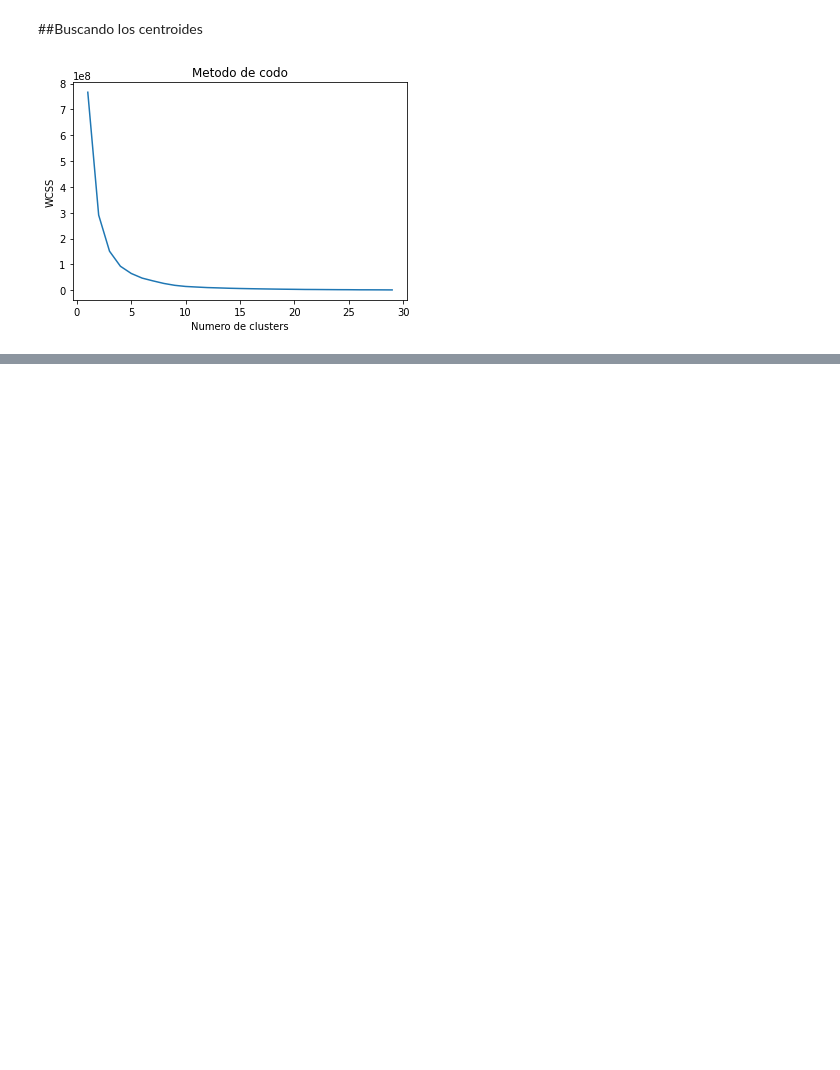
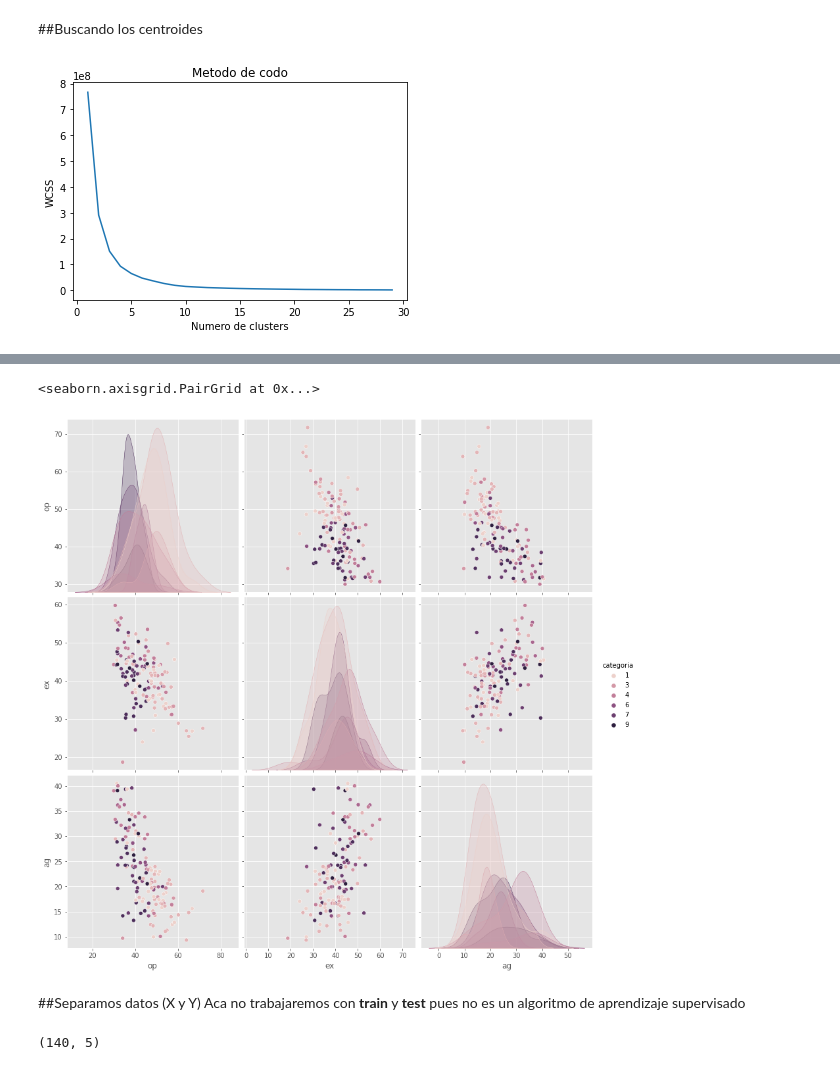
Before and after one commit to santiagomc12/Deep-Learning-20221, a Jupyter notebook: Primer Periodo/P1T6_KMEAN.ipynb, the cells around one changed output, grey strips where cells are left out. Cells and saved outputs as stored; diff of their text form; code cells hidden in the pictures; blank space fills up the shorter version.

```diff
--- a/Primer Periodo/P1T6_KMEAN.ipynb
+++ b/Primer Periodo/P1T6_KMEAN.ipynb
@@ -158,0 +312,19 @@ plt.show()
+# %%
+#graficos de relaciones en pares en el dataset.
+#hue= variación de colores dependiendo del valor de la variable
+sb.pairplot(df_psico, hue='categoria',size=4,vars=["op","ex","ag"],kind='scatter')
+#Revisando la gráfica no pareciera que hay algún tipo de agrupación o correlación entre los usuarios y sus categorías.
+# %% [output]
+<seaborn.axisgrid.PairGrid at 0x...>
+[figure, added]
+# %% [markdown]
+##Separamos datos (X y Y)
+Aca no trabajaremos con **train** y **test** pues no es un algoritmo de aprendizaje supervisado
+# %%
+#X = np.array(df_psico[["op","ex","ag"]])
+X = np.array(df_psico[["op","co","ex","ag","ne"]])
+y = np.array(df_psico['categoria'])
+#forma de la matriz
+X.shape
+# %% [output]
+(140, 5)
```
Also changed, not shown: parts of 83 cells of this notebook.
